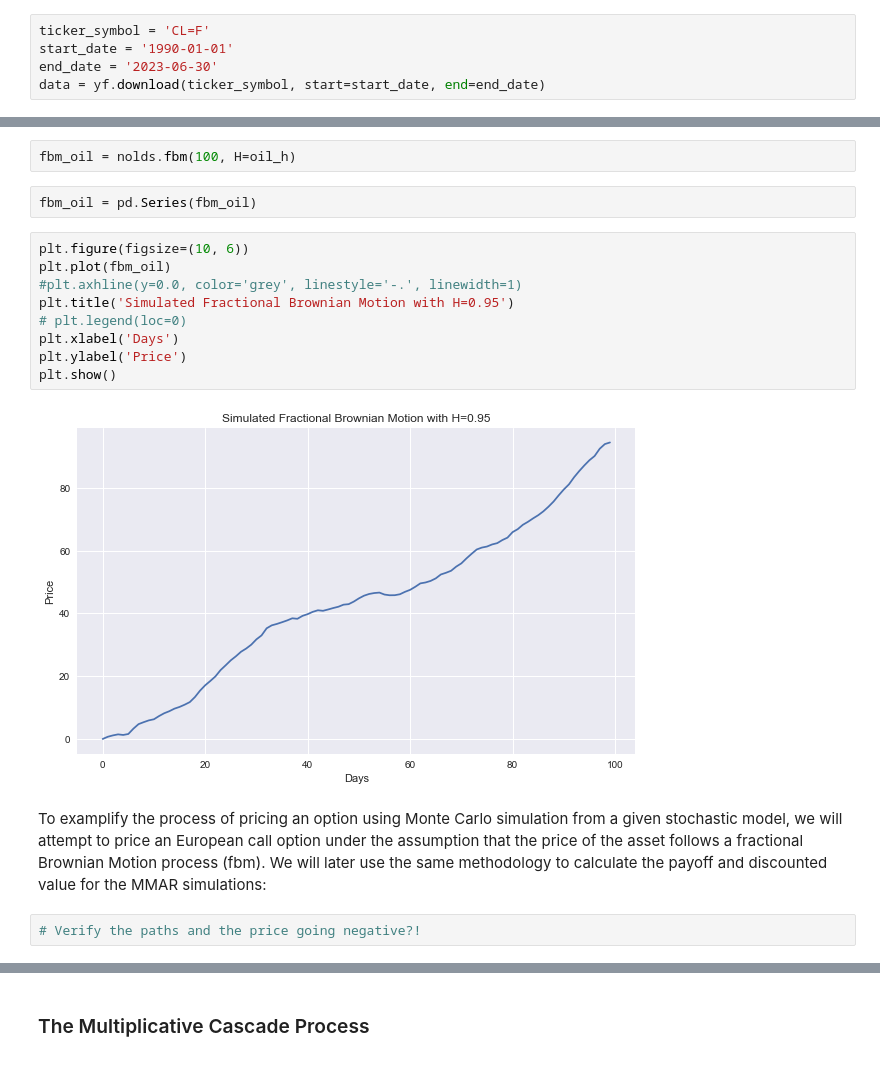
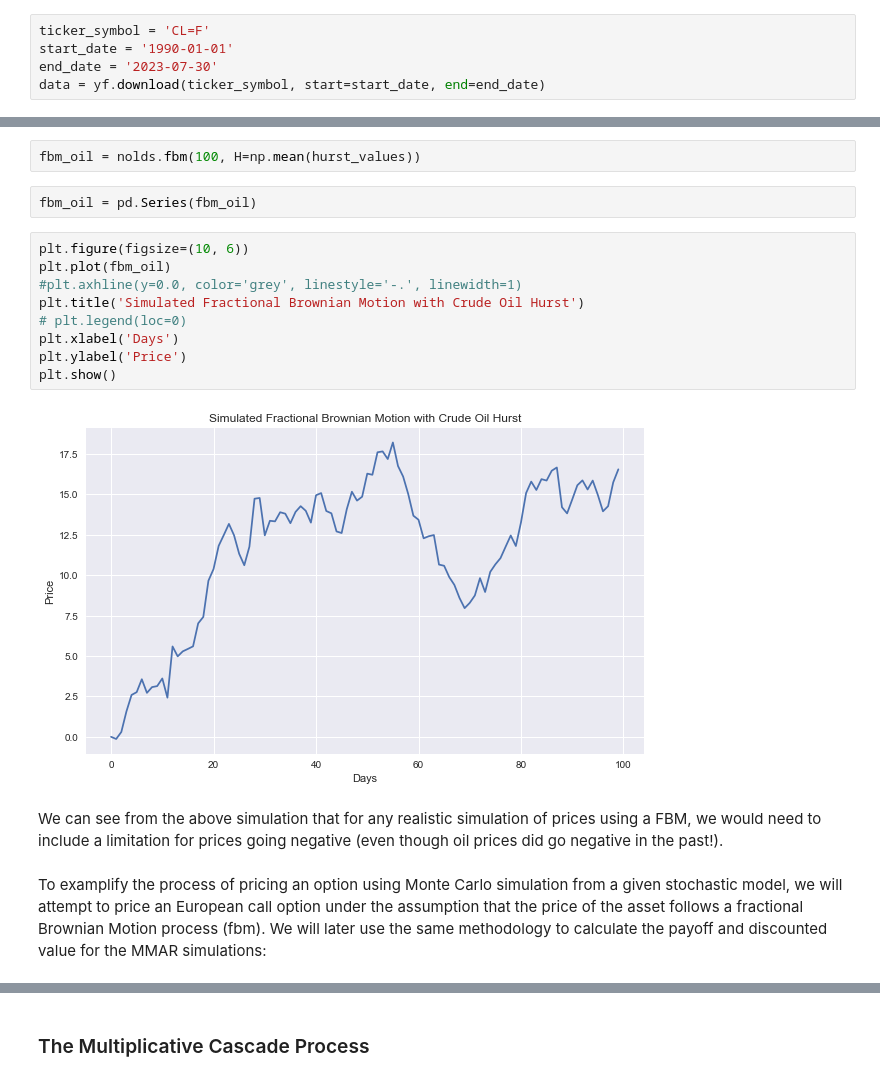
Before and after one commit to zucchero-fern/wqu_capstone_g3630, a Jupyter notebook: capstone_submission_6.ipynb, the cells around one changed output, grey strips where cells are left out. Cells and saved outputs as stored; diff of their text form.

```diff
--- a/capstone_submission_6.ipynb
+++ b/capstone_submission_6.ipynb
@@ -55,7 +59,7 @@ plt.show()
 # %%
 ticker_symbol = 'CL=F'
 start_date = '1990-01-01'
-end_date = '2023-06-30'
+end_date = '2023-07-30'
 data = yf.download(ticker_symbol, start=start_date, end=end_date)
 # %% [output]
 [*********************100%***********************]  1 of 1 completed
@@ -121,19 +131,19 @@ np.mean(hurst_values)
 # %%
-fbm_oil = nolds.fbm(100, H=oil_h)
+fbm_oil = nolds.fbm(100, H=np.mean(hurst_values))
 # %%
 fbm_oil = pd.Series(fbm_oil)
 # %%
 plt.figure(figsize=(10, 6))
 plt.plot(fbm_oil)
 #plt.axhline(y=0.0, color='grey', linestyle='-.', linewidth=1)
-plt.title('Simulated Fractional Brownian Motion with H=0.95')
+plt.title('Simulated Fractional Brownian Motion with Crude Oil Hurst')
 # plt.legend(loc=0)
 plt.xlabel('Days')
 plt.ylabel('Price')
 plt.show()
 # %% [output]
-[figure, old version]
+[figure, new version]
+# %% [markdown]
+We can see from the above simulation that for any realistic simulation of prices using a FBM, we would need to include a limitation for prices going negative (even though oil prices did go negative in the past!).
 # %% [markdown]
 To examplify the process of pricing an option using Monte Carlo simulation from a given stochastic model, we will attempt to price an European call option under the assumption that the price of the asset follows a fractional Brownian Motion process (fbm). We will later use the same methodology to calculate the payoff and discounted value for the MMAR simulations:
-# %%
-# Verify the paths and the price going negative?!
```
Also changed, not shown: parts of 22 cells of this notebook.
